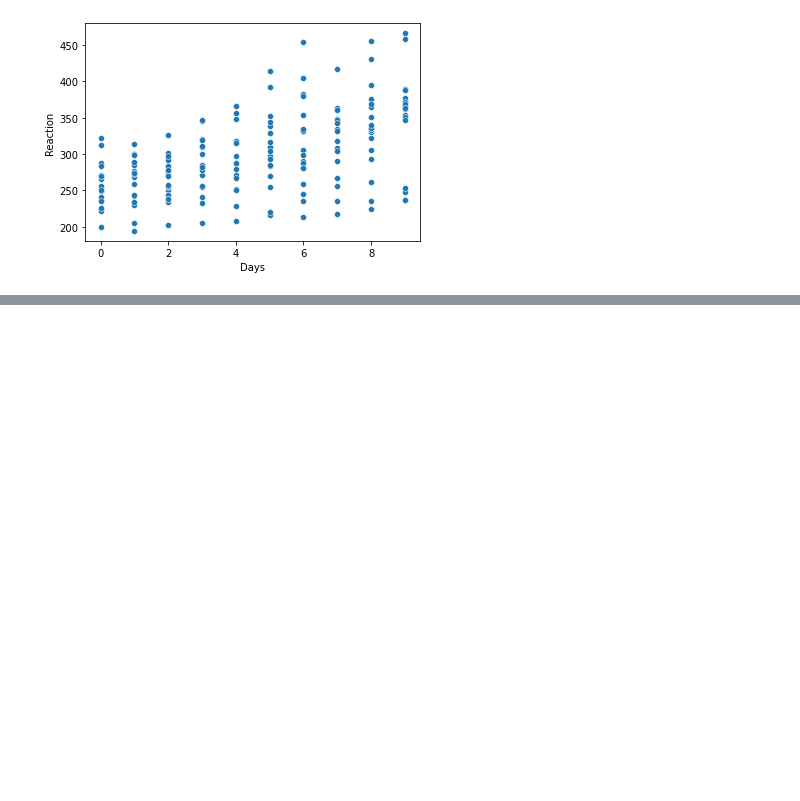
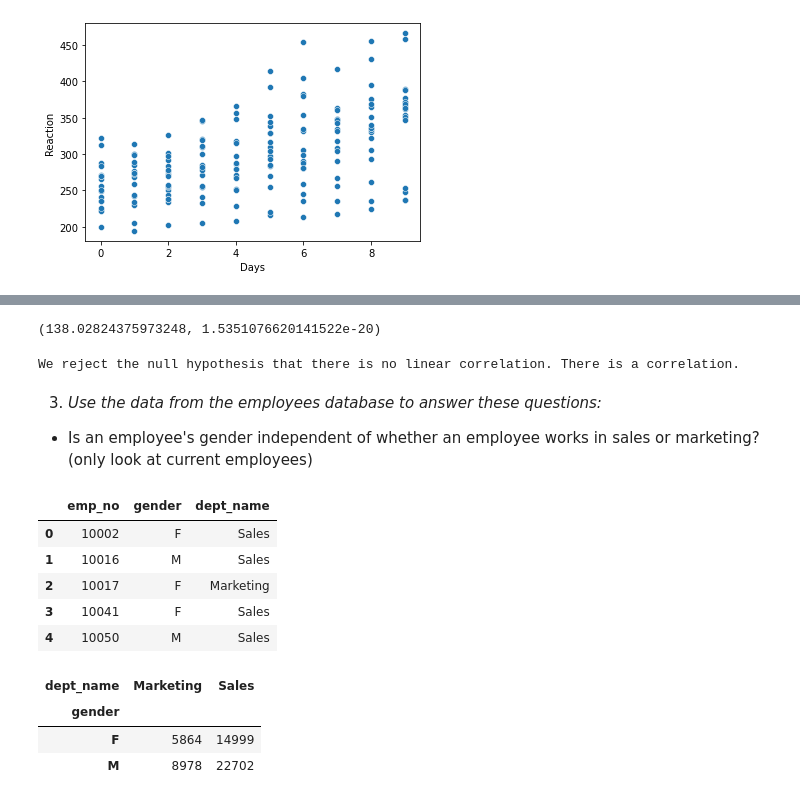
Before and after one commit to kristofer-rivera/statistics-exercises, a Jupyter notebook: hypothesis_testing.ipynb, the cells around one changed output, grey strips where cells are left out. Saved outputs shown, nothing was run; the diff lists cells and outputs as text; code cells hidden in the pictures; blank space fills up the shorter version.

```diff
--- a/hypothesis_testing.ipynb
+++ b/hypothesis_testing.ipynb
@@ -689,0 +753,47 @@ sns.scatterplot(data = sleepstudy, x='Days', y='Reaction')
+# %%
+# Conduct our chi2 contingency table test
+chi2, p, degf, expected = stats.chi2_contingency(observed)
+chi2, p
+# %% [output]
+(138.02824375973248, 1.5351076620141522e-20)
+# %%
+# Outcome
+if p < alpha:
+    print('We reject the null hypothesis that there is no linear correlation. There is a correlation.')
+else:
+    print('We cannot reject the null hyptohesis that there is no linear correlation.')
+# %% [output]
+We reject the null hypothesis that there is no linear correlation. There is a correlation.
+# %% [markdown]
+3. *Use the data from the employees database to answer these questions:*
+
+- Is an employee's gender independent of whether an employee works in sales or marketing? (only look at current employees)
+# %%
+# Create the sql query to gather required data and create dataframe
+
+query = """
+SELECT emp_no, gender, dept_name
+FROM dept_emp
+LEFT JOIN departments USING(dept_no)
+JOIN employees USING(emp_no)
+WHERE (dept_no = 'd001' OR dept_no = 'd007') AND to_date > NOW();
+"""
+
+gender_and_dept = pd.read_sql(query, url)
+gender_and_dept.head()
+# %% [output]
+|  | emp_no | gender | dept_name |
+| 0 | 10002 | F | Sales |
+| 1 | 10016 | M | Sales |
+| 2 | 10017 | F | Marketing |
+| 3 | 10041 | F | Sales |
+| 4 | 10050 | M | Sales |
+# %%
+#Create our crosstab
+observed = pd.crosstab(gender_and_dept.gender, gender_and_dept.dept_name)
+observed
+# %% [output]
+| dept_name | Marketing | Sales |
+| gender |  |  |
+| F | 5864 | 14999 |
+| M | 8978 | 22702 |
```
Also changed, not shown: parts of 21 cells of this notebook.
